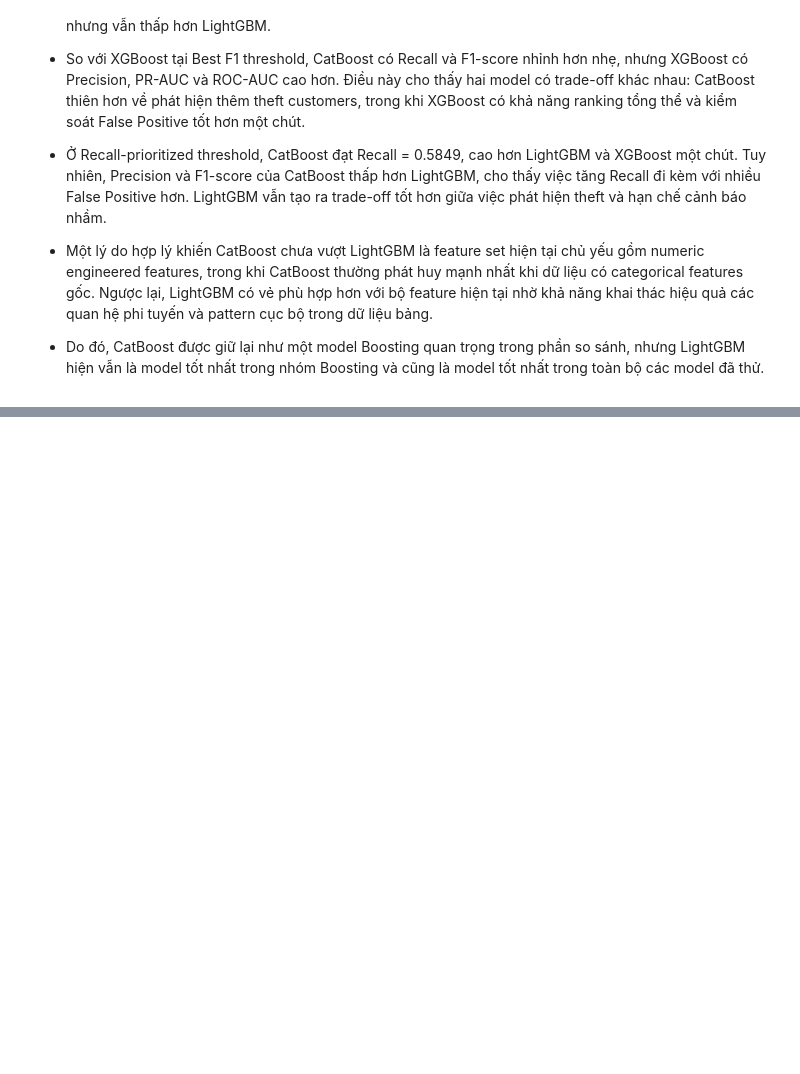
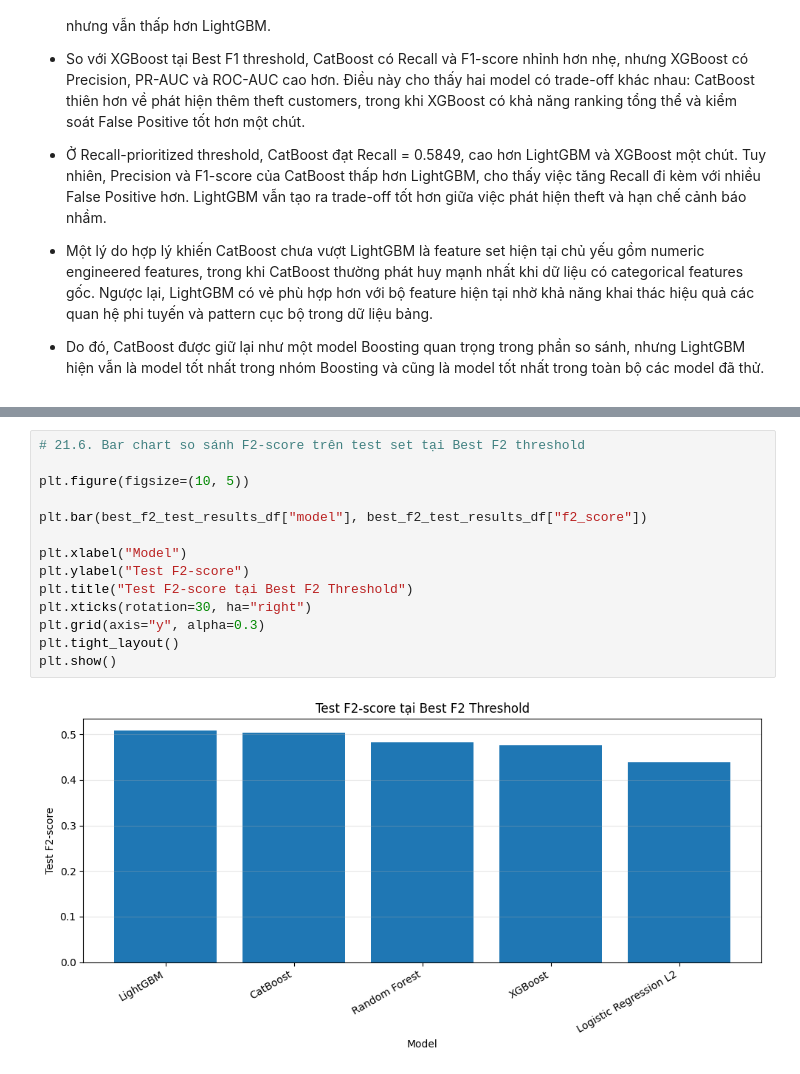
Before and after one commit to longzu-ComputerScience/CS114----ML-Project---Energy-Theft-Detection, a Jupyter notebook: notebooks/model_training_first_version.ipynb, the cells around one changed output, grey strips where cells are left out. Drawn from its saved outputs; the diff is of its cells as text; blank space fills up the shorter version.

Commit message:
Add F2 threshold analysis

```diff
--- a/notebooks/model_training_first_version.ipynb
+++ b/notebooks/model_training_first_version.ipynb
@@ -5788,0 +6211,16 @@ cat_vs_previous_models_df
+# %%
+# 21.6. Bar chart so sánh F2-score trên test set tại Best F2 threshold
+
+plt.figure(figsize=(10, 5))
+
+plt.bar(best_f2_test_results_df["model"], best_f2_test_results_df["f2_score"])
+
+plt.xlabel("Model")
+plt.ylabel("Test F2-score")
+plt.title("Test F2-score tại Best F2 Threshold")
+plt.xticks(rotation=30, ha="right")
+plt.grid(axis="y", alpha=0.3)
+plt.tight_layout()
+plt.show()
+# %% [output]
+[figure, added]
```
Also changed, not shown: parts of 10 cells of this notebook.
